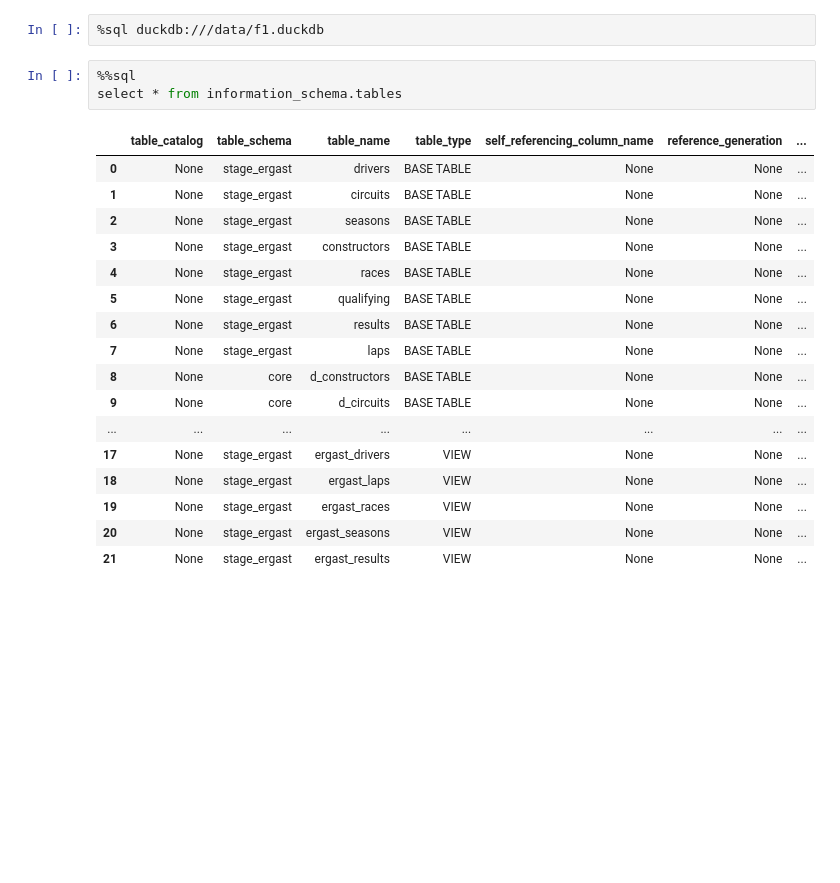
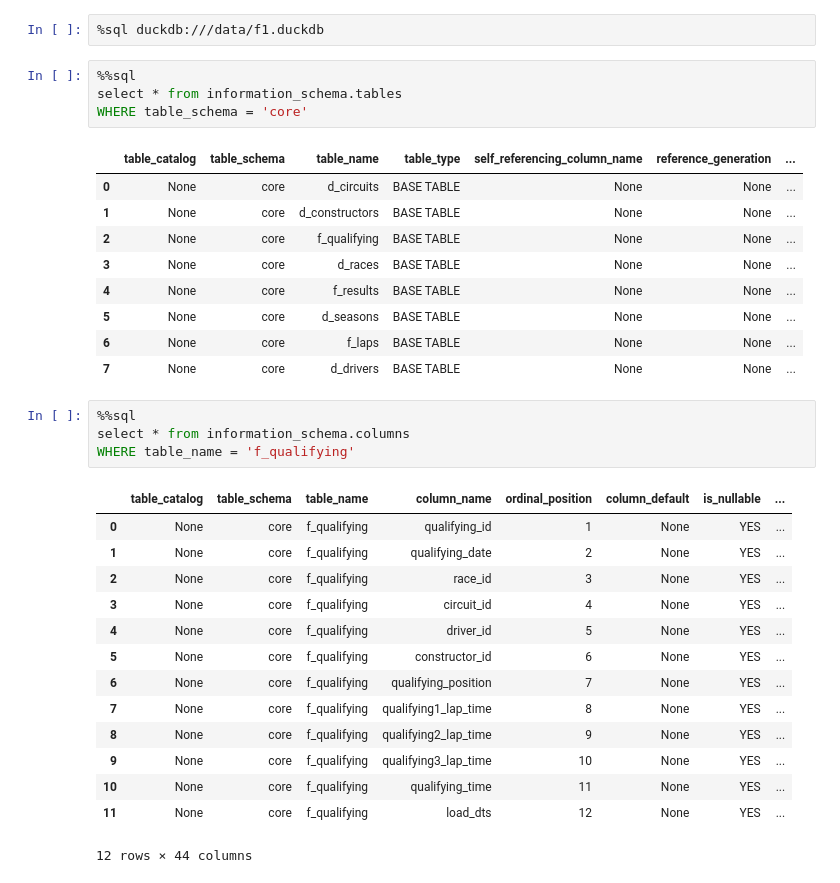
Before and after one commit to frizzleqq/f1-dbt-duckdb, a Jupyter notebook: query_data.ipynb, the cells around one changed output. Cells and saved outputs as stored; diff of their text form; blank space fills up the shorter version.

```diff
--- a/query_data.ipynb
+++ b/query_data.ipynb
@@ -24,24 +21,36 @@ The sql extension is already loaded. To reload it, use:
 # %%
 %%sql
 select * from information_schema.tables
+WHERE table_schema = 'core'
 # %% [output]
 |  | table_catalog | table_schema | table_name | table_type | self_referencing_column_name | reference_generation | ... |
-| 0 | None | stage_ergast | drivers | BASE TABLE | None | None | ... |
-| 1 | None | stage_ergast | circuits | BASE TABLE | None | None | ... |
-| 2 | None | stage_ergast | seasons | BASE TABLE | None | None | ... |
-| 3 | None | stage_ergast | constructors | BASE TABLE | None | None | ... |
-| 4 | None | stage_ergast | races | BASE TABLE | None | None | ... |
-| 5 | None | stage_ergast | qualifying | BASE TABLE | None | None | ... |
-| 6 | None | stage_ergast | results | BASE TABLE | None | None | ... |
-| 7 | None | stage_ergast | laps | BASE TABLE | None | None | ... |
-| 8 | None | core | d_constructors | BASE TABLE | None | None | ... |
-| 9 | None | core | d_circuits | BASE TABLE | None | None | ... |
-| ... | ... | ... | ... | ... | ... | ... | ... |
-| 17 | None | stage_ergast | ergast_drivers | VIEW | None | None | ... |
-| 18 | None | stage_ergast | ergast_laps | VIEW | None | None | ... |
-| 19 | None | stage_ergast | ergast_races | VIEW | None | None | ... |
-| 20 | None | stage_ergast | ergast_seasons | VIEW | None | None | ... |
-| 21 | None | stage_ergast | ergast_results | VIEW | None | None | ... |
+| 0 | None | core | d_circuits | BASE TABLE | None | None | ... |
+| 1 | None | core | d_constructors | BASE TABLE | None | None | ... |
+| 2 | None | core | f_qualifying | BASE TABLE | None | None | ... |
+| 3 | None | core | d_races | BASE TABLE | None | None | ... |
+| 4 | None | core | f_results | BASE TABLE | None | None | ... |
+| 5 | None | core | d_seasons | BASE TABLE | None | None | ... |
+| 6 | None | core | f_laps | BASE TABLE | None | None | ... |
+| 7 | None | core | d_drivers | BASE TABLE | None | None | ... |
+# %%
+%%sql
+select * from information_schema.columns
+WHERE table_name = 'f_qualifying'
+# %% [output]
+|  | table_catalog | table_schema | table_name | column_name | ordinal_position | column_default | is_nullable | ... |
+| 0 | None | core | f_qualifying | qualifying_id | 1 | None | YES | ... |
+| 1 | None | core | f_qualifying | qualifying_date | 2 | None | YES | ... |
+| 2 | None | core | f_qualifying | race_id | 3 | None | YES | ... |
+| 3 | None | core | f_qualifying | circuit_id | 4 | None | YES | ... |
+| 4 | None | core | f_qualifying | driver_id | 5 | None | YES | ... |
+| 5 | None | core | f_qualifying | constructor_id | 6 | None | YES | ... |
+| 6 | None | core | f_qualifying | qualifying_position | 7 | None | YES | ... |
+| 7 | None | core | f_qualifying | qualifying1_lap_time | 8 | None | YES | ... |
+| 8 | None | core | f_qualifying | qualifying2_lap_time | 9 | None | YES | ... |
+| 9 | None | core | f_qualifying | qualifying3_lap_time | 10 | None | YES | ... |
+| 10 | None | core | f_qualifying | qualifying_time | 11 | None | YES | ... |
+| 11 | None | core | f_qualifying | load_dts | 12 | None | YES | ... |
+12 rows × 44 columns
 # %%
 %%sql
 SELECT f.race_date
```
Also changed, not shown: parts of 5 cells of this notebook, 10 other files.
